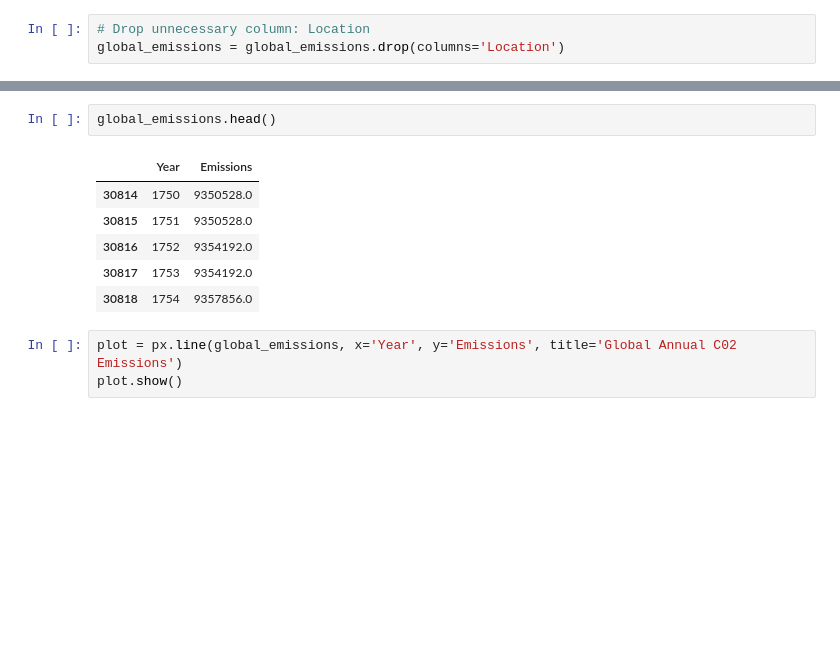
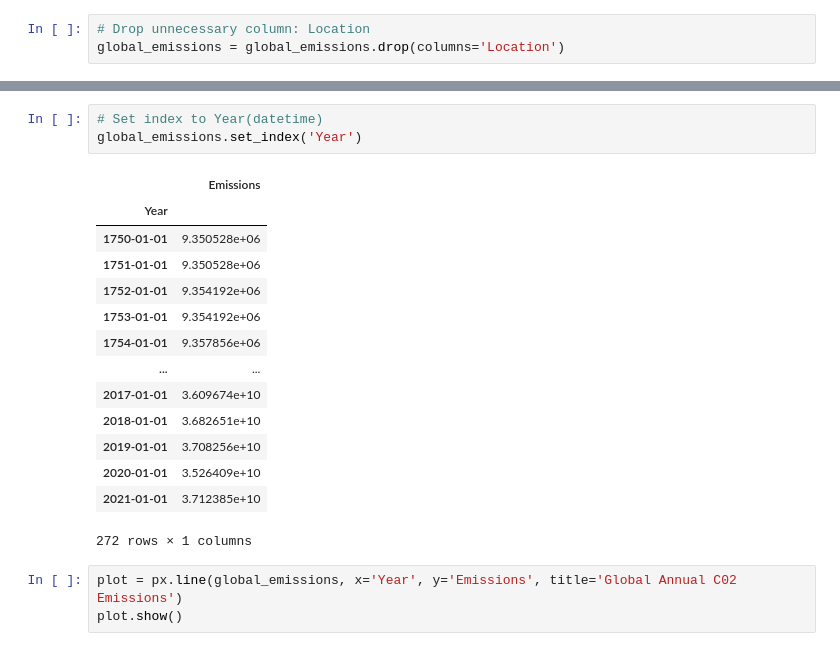
Before and after one commit to damian-robinson/multi-model-analysis, a Jupyter notebook: global_emissions.ipynb, the cells around one changed output, grey strips where cells are left out. Cells and saved outputs as stored; diff of their text form; blank space fills up the shorter version.

```diff
--- a/global_emissions.ipynb
+++ b/global_emissions.ipynb
@@ -54,12 +52,21 @@ NameError: name 'annual_mean_temp' is not defined
-# %%
-global_emissions.head()
-# %% [output]
-|  | Year | Emissions |
-| 30814 | 1750 | 9350528.0 |
-| 30815 | 1751 | 9350528.0 |
-| 30816 | 1752 | 9354192.0 |
-| 30817 | 1753 | 9354192.0 |
-| 30818 | 1754 | 9357856.0 |
+# %%
+# Set index to Year(datetime)
+global_emissions.set_index('Year')
+# %% [output]
+|  | Emissions |
+| Year |  |
+| 1750-01-01 | 9.350528e+06 |
+| 1751-01-01 | 9.350528e+06 |
+| 1752-01-01 | 9.354192e+06 |
+| 1753-01-01 | 9.354192e+06 |
+| 1754-01-01 | 9.357856e+06 |
+| ... | ... |
+| 2017-01-01 | 3.609674e+10 |
+| 2018-01-01 | 3.682651e+10 |
+| 2019-01-01 | 3.708256e+10 |
+| 2020-01-01 | 3.526409e+10 |
+| 2021-01-01 | 3.712385e+10 |
+272 rows × 1 columns
 # %%
 plot = px.line(global_emissions, x='Year', y='Emissions', title='Global Annual C02 Emissions')
 plot.show()
```
Also changed, not shown: parts of 1 cell of this notebook.
